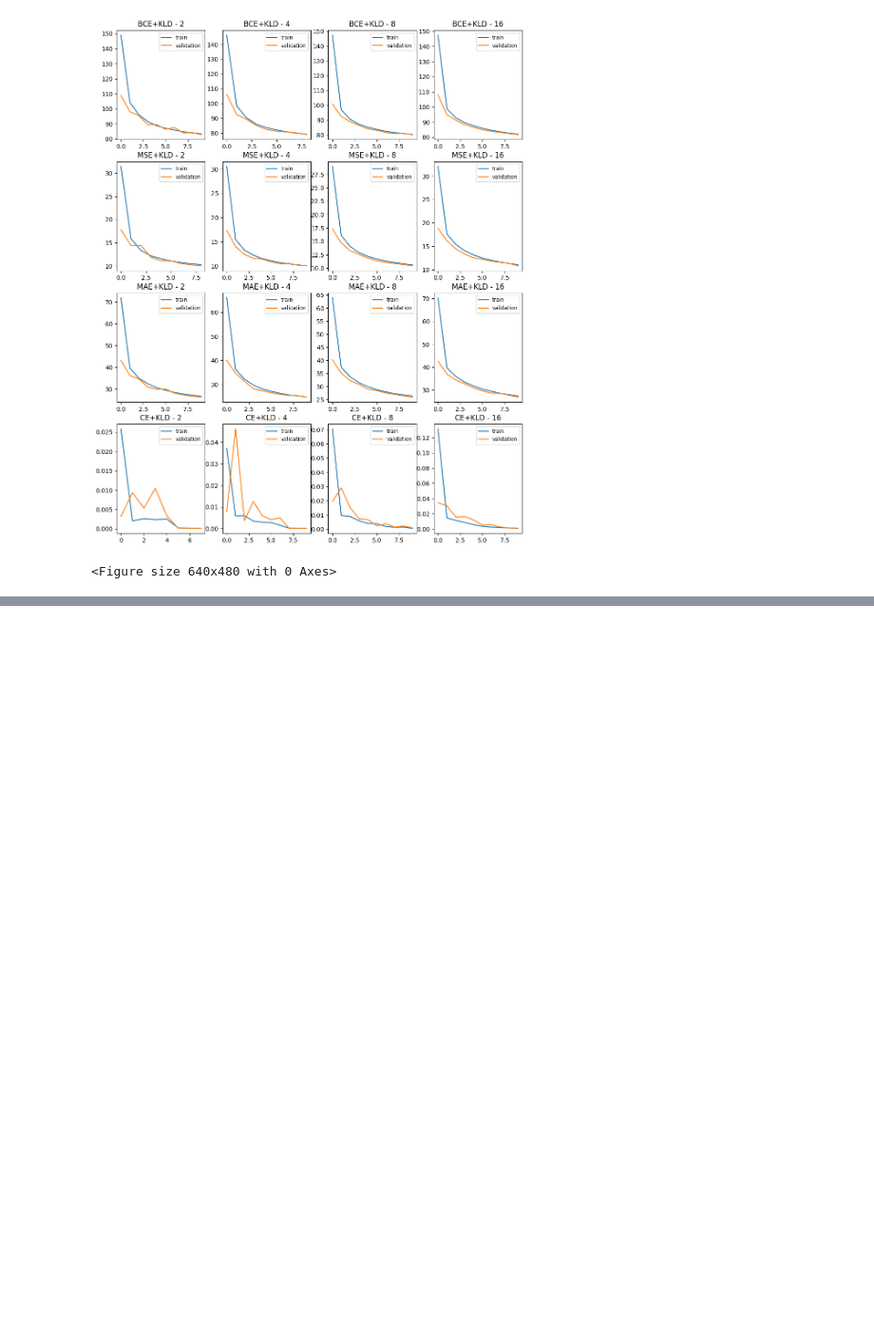
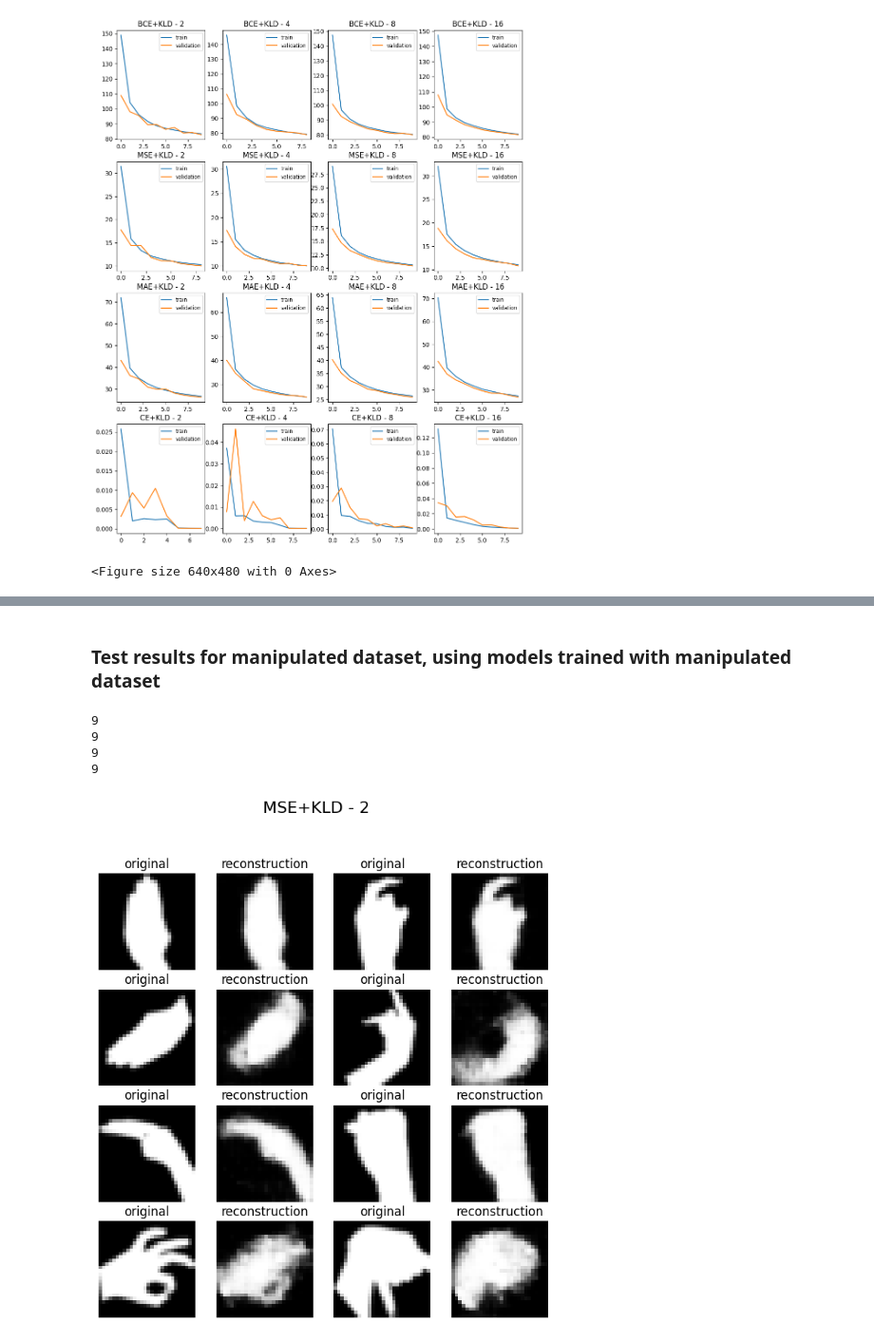
Before and after one commit to EduardoPer/VC_INDIVIDUAL, a Jupyter notebook: vc_individual_pg53797.ipynb, the cells around one changed output, grey strips where cells are left out. Shown at 95% size. Cells and saved outputs as stored; diff of their text form; code cells hidden in the pictures; blank space fills up the shorter version.

```diff
--- a/vc_individual_pg53797.ipynb
+++ b/vc_individual_pg53797.ipynb
@@ -614,0 +837,23 @@ for lossFn, loss_function in loss_functions_list.items():
+# %% [markdown]
+### Test results for manipulated dataset, using models trained with manipulated dataset
+# %%
+for lat_dim_man in LATENT_SPACE_DIMS:
+    model_path_man = f'{MODELS_FOLDER_man}/CVAE_model_lossFn={lossFn_man}_latentDim{lat_dim_man}_condition{class_count_man}_manipulated_datasets_best.pt'
+    reload = torch.load(model_path_man)
+
+    print(reload['epoch'])
+    encoder = Encoder(lat_dim_man)
+    decoder = Decoder(lat_dim_man, class_count_man)
+    mCVAE = CVAE(encoder, decoder).to(device)
+    mCVAE.to(device)
+    mCVAE.load_state_dict(reload['model'])
+
+    inputs, labels = next(iter(test_loader_man))
+    recon = mCVAE(inputs.to(device), one_hot(labels, class_count_man))[0]
+    show_preds(inputs, recon, 8, f'{lossFn_man} - {lat_dim_man}')
+# %% [output]
+9
+9
+9
+9
+[figure, added]
```
Also changed, not shown: parts of 33 cells of this notebook, 4 other files.
